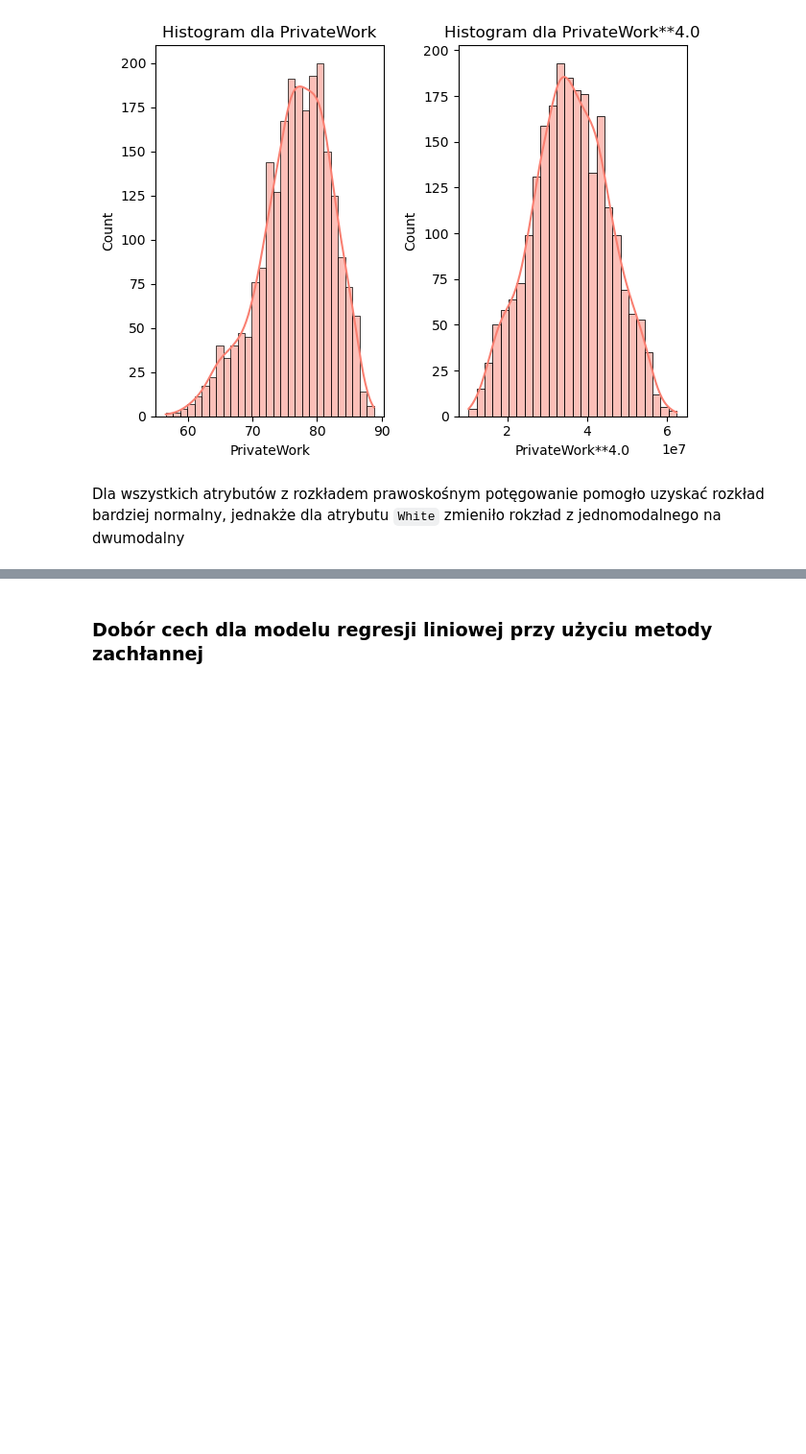
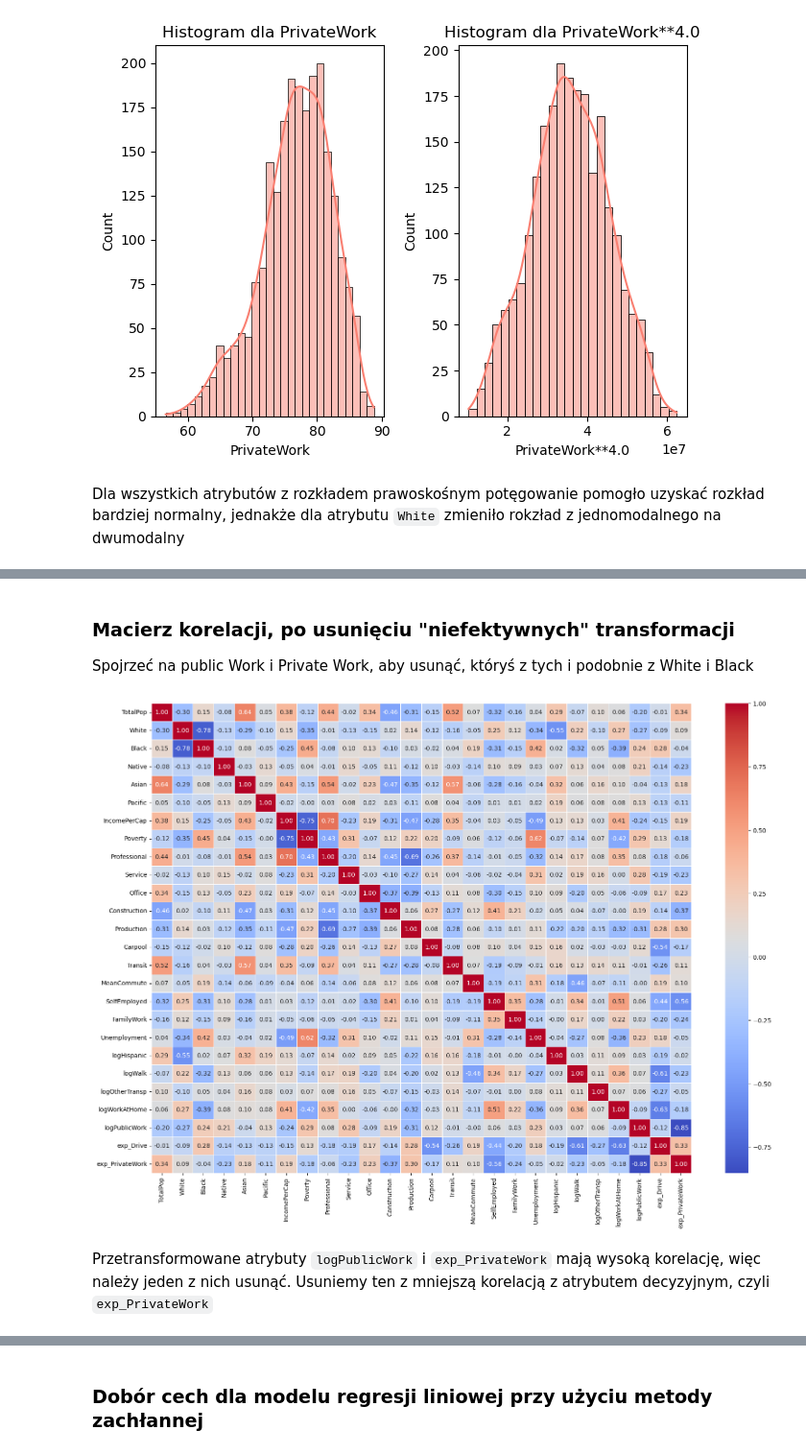
Before and after one commit to juskom/MED2024Z-PROJEKT, a Jupyter notebook: EDA-3.ipynb, the cells around one changed output, grey strips where cells are left out. Shown at 96% size. Saved outputs shown, nothing was run; the diff lists cells and outputs as text; code cells hidden in the pictures; blank space fills up the shorter version.

```diff
--- a/EDA-3.ipynb
+++ b/EDA-3.ipynb
@@ -66,0 +125,13 @@ Dla wszystkich atrybutów z rozkładem prawoskośnym potęgowanie pomogło uzysk
+# %% [markdown]
+### Macierz korelacji, po usunięciu "niefektywnych" transformacji
+
+Spojrzeć na public Work i Private Work, aby usunąć, któryś z tych i podobnie z White i Black
+# %%
+correlation_matrix = df.iloc[:,3:].corr()
+
+plt.figure(figsize=(20, 14))
+heatmap = sns.heatmap(correlation_matrix, annot=True, cmap='coolwarm',fmt=".2f", linewidths=0.5)
+# %% [output]
+[figure, added]
+# %% [markdown]
+Przetransformowane atrybuty `logPublicWork` i `exp_PrivateWork` mają wysoką korelację, więc należy jeden z nich usunąć. Usuniemy ten z mniejszą korelacją z atrybutem decyzyjnym, czyli `exp_PrivateWork`
```
Also changed, not shown: parts of 20 cells of this notebook, 2 other files.
